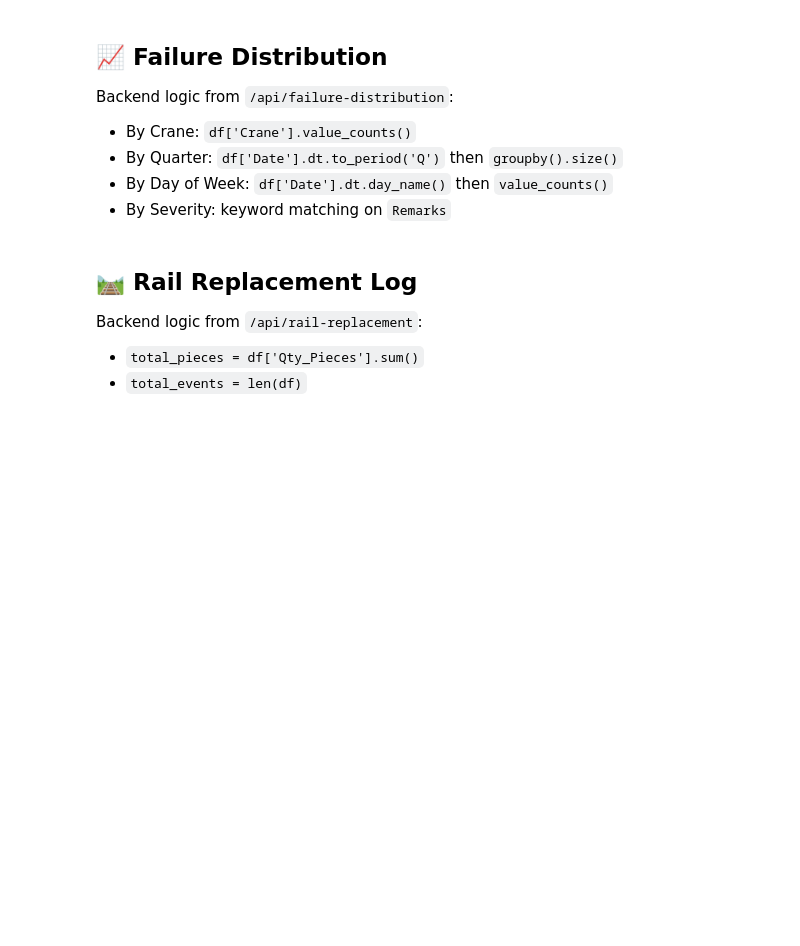
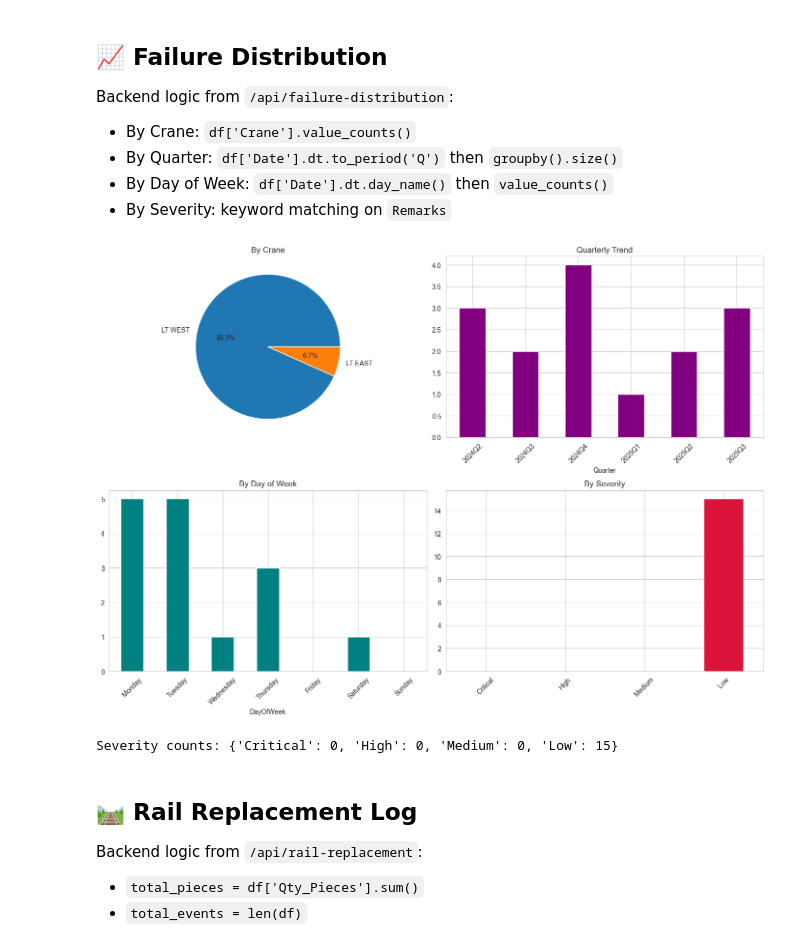
Before and after one commit to amit-bind-99/crane_analytics, a Jupyter notebook: Crane_Analytics_Backend_Logic.ipynb, the cells around one changed output. Drawn from its saved outputs; the diff is of its cells as text; code cells hidden in the pictures; blank space fills up the shorter version.

```diff
--- a/Crane_Analytics_Backend_Logic.ipynb
+++ b/Crane_Analytics_Backend_Logic.ipynb
@@ -458,33 +557,38 @@ for remark in df['Remarks'].astype(str):
 
 fig, axes = plt.subplots(2, 2, figsize=(14, 10))
 
 # By Crane
 df['Crane'].value_counts().plot(kind='pie', ax=axes[0,0], autopct='%1.1f%%')
 axes[0,0].set_title('By Crane')
 axes[0,0].set_ylabel('')
 
 # By Quarter
 quarterly = df.groupby('Quarter').size()
 quarterly.plot(kind='bar', ax=axes[0,1], color='purple')
 axes[0,1].set_title('Quarterly Trend')
 axes[0,1].tick_params(axis='x', rotation=45)
 
 # By Day of Week
 day_order = ['Monday','Tuesday','Wednesday','Thursday','Friday','Saturday','Sunday']
 dow = df['DayOfWeek'].value_counts().reindex(day_order, fill_value=0)
 dow.plot(kind='bar', ax=axes[1,0], color='teal')
 axes[1,0].set_title('By Day of Week')
 axes[1,0].tick_params(axis='x', rotation=45)
 
 # By Severity
 pd.Series(severity).plot(kind='bar', ax=axes[1,1], color='crimson')
 axes[1,1].set_title('By Severity')
 axes[1,1].tick_params(axis='x', rotation=45)
 
 plt.tight_layout()
 plt.show()
 
 print('Severity counts:', severity)
+
+max_sev = max(severity, key=severity.get)
+# %% [output]
+[figure, added]
+Severity counts: {'Critical': 0, 'High': 0, 'Medium': 0, 'Low': 15}
 # %% [markdown]
 ## 🛤️ Rail Replacement Log
 
```
Also changed, not shown: parts of 17 cells of this notebook, 1 other file.
